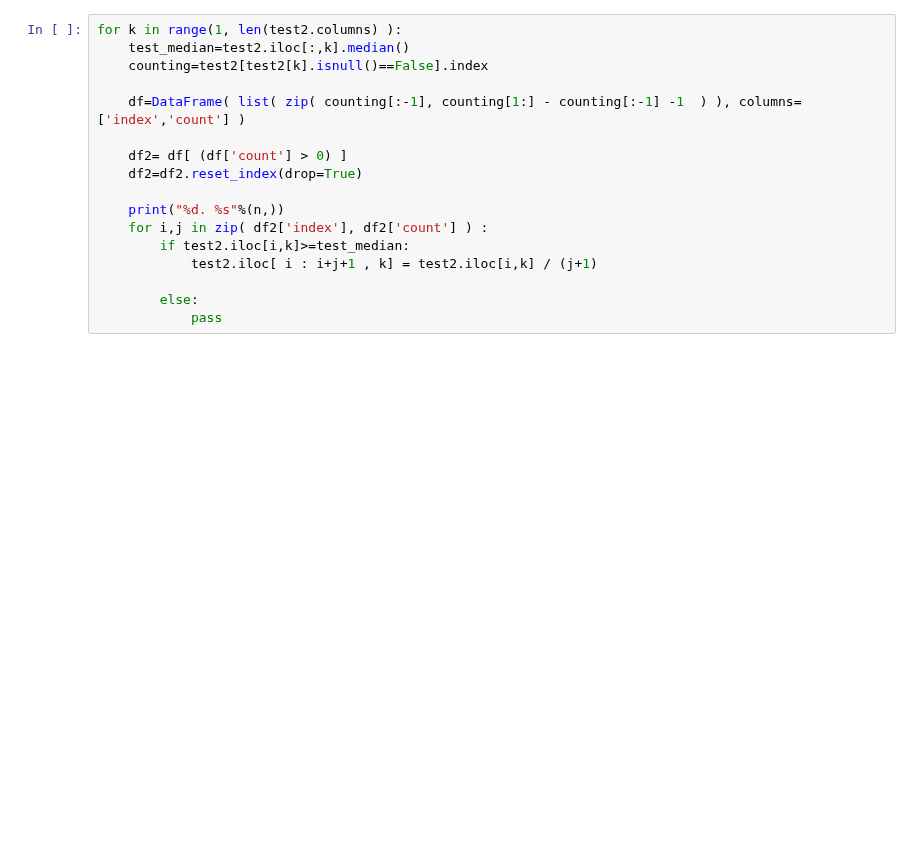
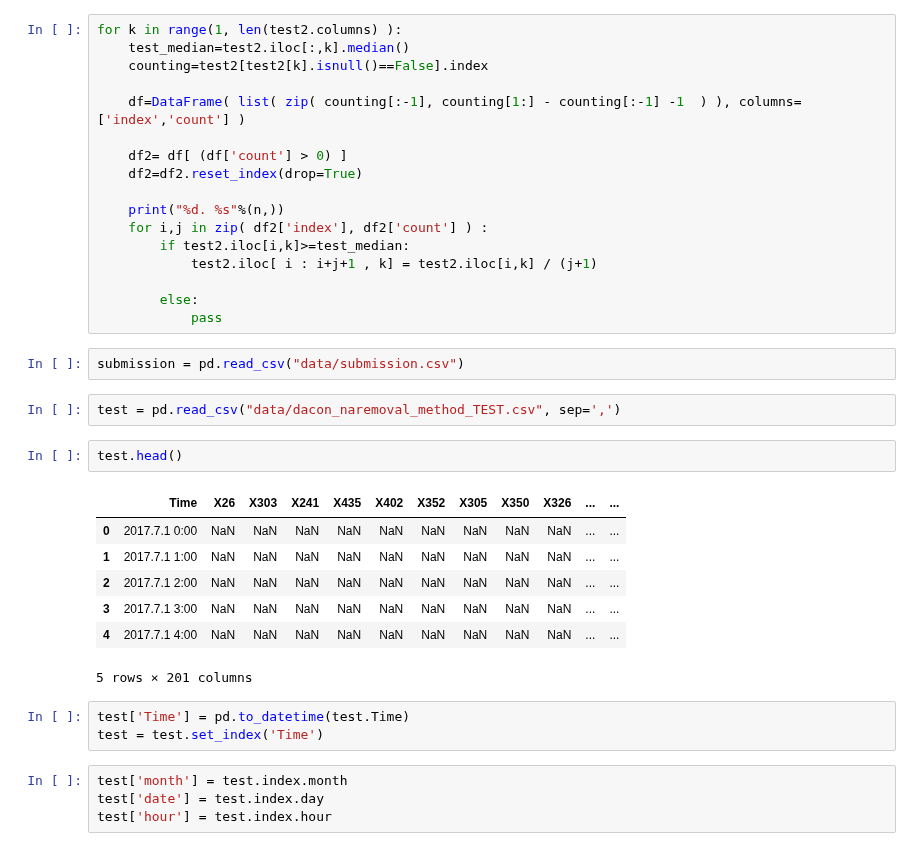
Before and after one commit to yagippi27/DACON_CONTEST_2019, a Jupyter notebook: SOOMIN/Untitled.ipynb, the cells around one changed output. Cells and saved outputs as stored; diff of their text form; blank space fills up the shorter version.

```diff
--- a/SOOMIN/Untitled.ipynb
+++ b/SOOMIN/Untitled.ipynb
@@ -102,3 +102,24 @@ for k in range(1, len(test2.columns) ):
 
         else:
             pass
+# %%
+submission = pd.read_csv("data/submission.csv")
+# %%
+test = pd.read_csv("data/dacon_naremoval_method_TEST.csv", sep=',')
+# %%
+test.head()
+# %% [output]
+|  | Time | X26 | X303 | X241 | X435 | X402 | X352 | X305 | X350 | X326 | ... | ... |
+| 0 | 2017.7.1 0:00 | NaN | NaN | NaN | NaN | NaN | NaN | NaN | NaN | NaN | ... | ... |
+| 1 | 2017.7.1 1:00 | NaN | NaN | NaN | NaN | NaN | NaN | NaN | NaN | NaN | ... | ... |
+| 2 | 2017.7.1 2:00 | NaN | NaN | NaN | NaN | NaN | NaN | NaN | NaN | NaN | ... | ... |
+| 3 | 2017.7.1 3:00 | NaN | NaN | NaN | NaN | NaN | NaN | NaN | NaN | NaN | ... | ... |
+| 4 | 2017.7.1 4:00 | NaN | NaN | NaN | NaN | NaN | NaN | NaN | NaN | NaN | ... | ... |
+5 rows × 201 columns
+# %%
+test['Time'] = pd.to_datetime(test.Time)
+test = test.set_index('Time')
+# %%
+test['month'] = test.index.month
+test['date'] = test.index.day
+test['hour'] = test.index.hour
```
Also changed, not shown: parts of 13 cells of this notebook, 4 other files.
